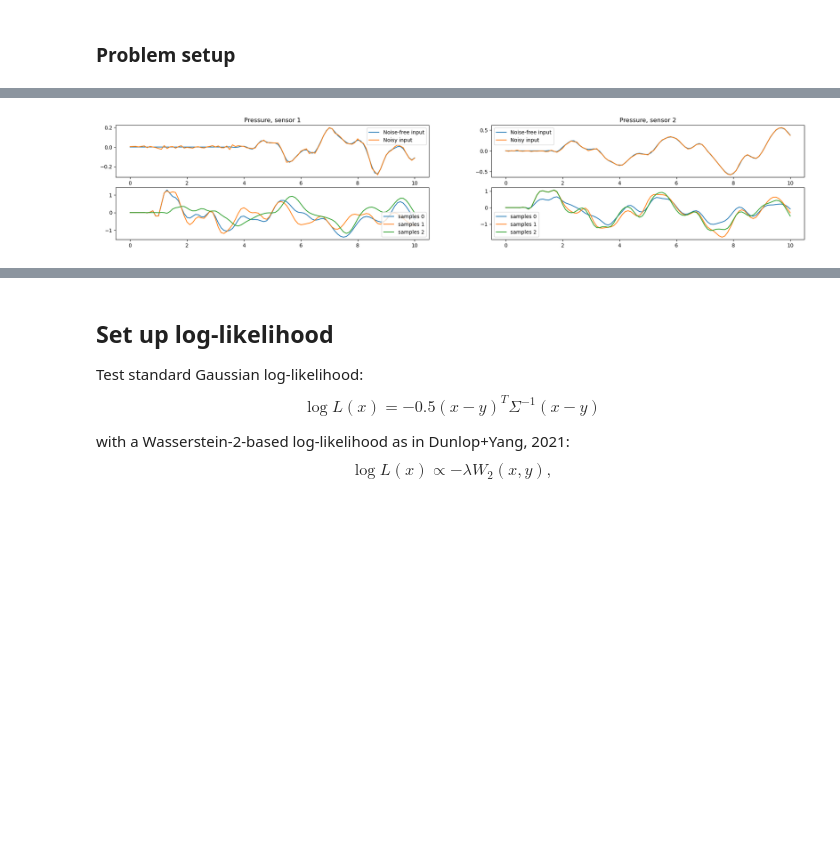
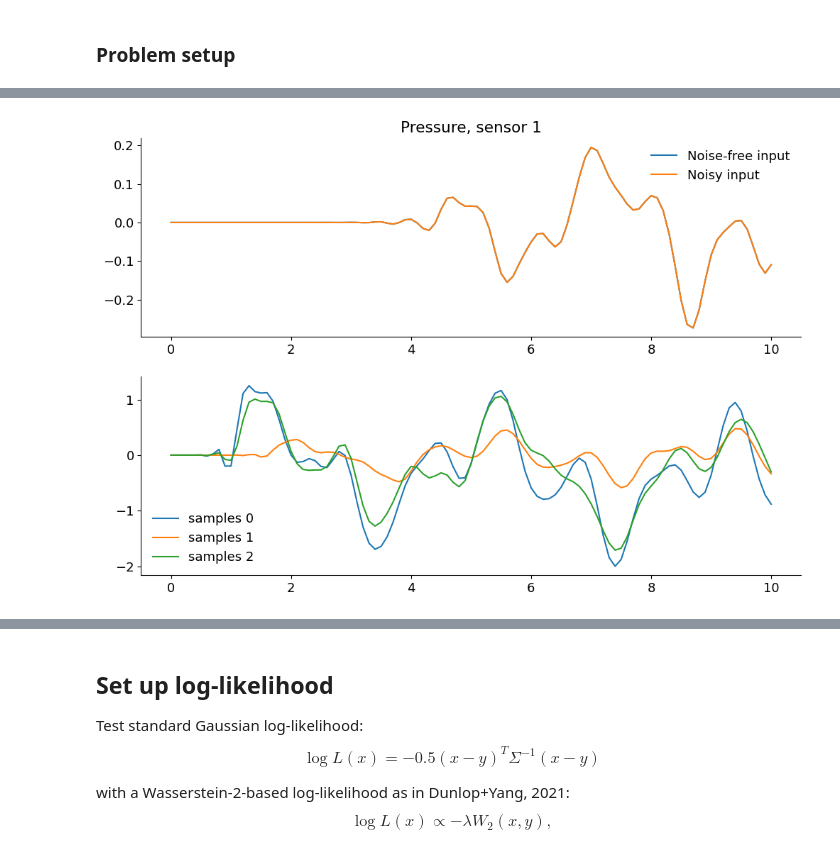
Before and after one commit to UM-Bridge/benchmarks, a Jupyter notebook: models/acoustic_gravity/tinyDA-acoustic.ipynb, the cells around one changed output, grey strips where cells are left out. Cells and saved outputs as stored; diff of their text form; code cells hidden in the pictures; blank space fills up the shorter version.

```diff
--- a/models/acoustic_gravity/tinyDA-acoustic.ipynb
+++ b/models/acoustic_gravity/tinyDA-acoustic.ipynb
@@ -62,13 +58,23 @@ H = 1.5
 #### Change captor location and number
 # Each element of the list "captors" is a tuple of (x,z) coordinates.
 # Coordinates are given in the (scaled) domain: x \in [0, grid_size_x], z \in [0, grid_size_y]
-# sensors = [(4,0.8), (13.5, 0.6)]
-sensors = [(2,0.), (0, 1)]
+
+# asymmetric sensor placement:
+#sensors = [(4,0.8), (13.5, 0.6)]
+
+# symmetric configuration
+#sensors = [(4,0.8), (16,0.8)]
+
+# 1 sensor case
+sensors = [(4,0.8)]
+
+# 3 sensor case
+#sensors = [(4,0.8), (16,0.8), (17,0.4)]
 
 # Create sorted sensor list to pass to the forward model: do not change this part
 sensors_sort = np.array(sensors, dtype=[('x',float),('y',float)])
 sensors_sort = np.sort(sensors_sort, order=['x','y'])
 sensors = sensors_sort.tolist()
 n_sensors = len(sensors)
-print("Number of pressure sensors:", n_sensors)
+print("Number of sensors: ", n_sensors)
 # %% [output]
@@ -93,14 +101,15 @@ input:100, output:202
 # %%
 # Generate synthetic data
 exact = np.zeros(nx)
-
 # True source in the middle of the domain
 idx_middle = int(nx/2)
 source_width = 4 # in length unit
 idx_width = int(0.5 * source_width / Lx * nx )
 exact[idx_middle - idx_width : idx_middle + idx_width]=1
+#print(exact)
 d_true = my_model(exact)
 
 # add some noise to the model output
 sigma_noise = 0.01
 d = d_true + np.random.normal(loc=0, scale=sigma_noise, size=ny)
+dh = d_true + np.random.normal(loc=0, scale=5 * sigma_noise, size=ny)
@@ -221,73 +225,51 @@ plt.show()
 # %%
+def split_by_sensor(data, n_sensors):
+    return np.array(data).reshape(-1, n_sensors).T
+
+n_timesteps = ny // n_sensors
+t = np.linspace(0, TEnd, n_timesteps)
+
 # plot several output and the exact (with/without noise) input/output
-fig, ax = plt.subplots(nrows=2, ncols=2, figsize=(24,4))
+fig, ax = plt.subplots(nrows=2, ncols=n_sensors, figsize=(12*n_sensors, 8), squeeze=False)
 figIn, axIn = plt.subplots(nrows=2, figsize=(24,4))
 
 # exact (with/without noise) input/output
 xCapt = np.array(sensors)[:,0]*H
 yCapt = np.array(sensors)[:,1]*H
 print(xCapt, yCapt)
-
 axIn[0].plot(xCapt,yCapt,'x')
 axIn[0].plot(np.linspace(0,Lx,nx)*H, exact)
 axIn[0].set_title("Exact inputs")
 
-if(n_sensors==1):
-    t = np.linspace(0,TEnd,ny)
-    d_true1 = np.array(d_true)
-    d_true2 = np.zeros_like(d_true)
-    d1 = np.array(d)
-    d2 = np.zeros_like(d)
+d_true_s = split_by_sensor(d_true, n_sensors)
+d_s = split_by_sensor(d, n_sensors)
 
-if(n_sensors==2):
-    t = np.linspace(0,TEnd,int(ny/2))
-    d_true1 = np.array(d_true)[0:ny:2]
-    d_true2 = np.array(d_true)[1:ny:2]
-    d1 = np.array(d)[0:ny:2]
-    d2 = np.array(d)[1:ny:2]
-
-ax[0][0].set_title('Pressure, sensor 1')
-ax[0][0].plot(t,d_true1, label='Noise-free input')
-ax[0][0].plot(t,d1, label='Noisy input')
-ax[0][0].legend()
-
-ax[0][1].set_title('Pressure, sensor 2')
-if(n_sensors==1):
-     ax[0][1].set_title('No sensor 2')
-ax[0][1].plot(t,d_true2, label='Noise-free input')
-ax[0][1].plot(t,d2, label='Noisy input')
-ax[0][1].legend()
-
+for i in range(n_sensors):
+    ax[0][i].set_title(f'Pressure, sensor {i+1}')
+    ax[0][i].plot(t, d_true_s[i], label='Noise-free input')
+    ax[0][i].plot(t, d_s[i], label='Noisy input')
+    ax[0][i].legend()
 
 # Plot several random samples
 samples = []
-inputs=[]
+inputs = []
 for x in range(3):
     log = my_prior.rvs()
     log = restriction(log)
-    #print(log)
     d_sample = my_model(log)
-    #print(d_sample)
+    d_sample_s = split_by_sensor(d_sample, n_sensors)
 
-    if(n_sensors==1):
-        d_sample1 = d_sample
-        d_sample2 = np.zeros_like(d_sample)
-
-    if(n_sensors==2):
-        d_sample1 = np.array(d_sample)[0:ny:2]
-        d_sample2 = np.array(d_sample)[1:ny:2]
-
-    ax[1][0].plot(t, d_sample1, label=f'samples {x}')
-    ax[1][1].plot(t, d_sample2, label=f'samples {x}')
+    for i in range(n_sensors):
+        ax[1][i].plot(t, d_sample_s[i], label=f'samples {x}')
 
     axIn[1].plot(np.linspace(0,Lx,nx)*H, log, label=f'input {x}')
     samples.append(d_sample)
     inputs.append(log)
 
-ax[1][0].legend()
-ax[1][1].legend()
+for i in range(n_sensors):
+    ax[1][i].legend()
+
 axIn[1].set_title("Random inputs")
 axIn[1].legend()
-
 plt.show()
 # %% [output]
@@ -295 +277 @@ plt.show()
-[figure, old version]
+[figure, new version]
```
Also changed, not shown: parts of 42 cells of this notebook, 3 other files.
